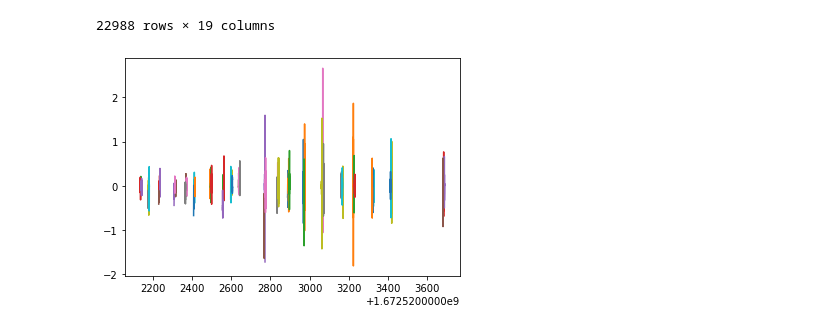
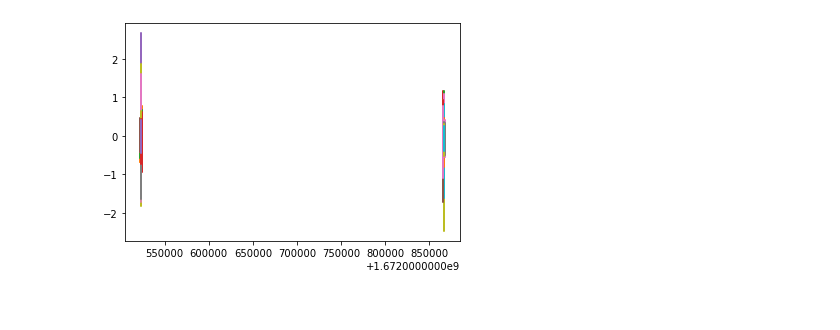
Before and after one commit to shoopapa/m2-gear, a Jupyter notebook: python/dynamodb.ipynb, the cells around one changed output. Drawn from its saved outputs; the diff is of its cells as text; code cells hidden in the pictures.

```diff
--- a/python/dynamodb.ipynb
+++ b/python/dynamodb.ipynb
@@ -72,6 +121,6 @@ def explode_sessions(sessions_df):
 # %%
 import matplotlib.pyplot as plt
-query= """SELECT * FROM "Session-e3tq3jp6jjh4xjjpvydbqj64e4-dev" WHERE CONTAINS("name", 'fake')"""
+query= """SELECT * FROM "Session-e3tq3jp6jjh4xjjpvydbqj64e4-dev" WHERE CONTAINS("name", 'ake')"""
 
 sessions_df, sections_df = query_sessions_and_sections(query)
 sessions_df = join_sessions_and_sections(sessions_df, sections_df)
@@ -81,6 +130,4 @@ sessions_df = explode_sessions(sessions_df)
 for i in range(sessions_df['isInSection'].max()):
   move = sessions_df.loc[sessions_df['isInSection'] == i+1]
   plt.plot(move['linearAccerationTimestamp'], move['linearAccerationZ'])
-
-sessions_df.groupby('name')
 # %% [output]
@@ -100,2 +134 @@ sessions_df.groupby('name')
-22988 rows × 19 columns
-[figure, old version]
+[figure, new version]
```
Also changed, not shown: parts of 8 cells of this notebook, 5 other files.
